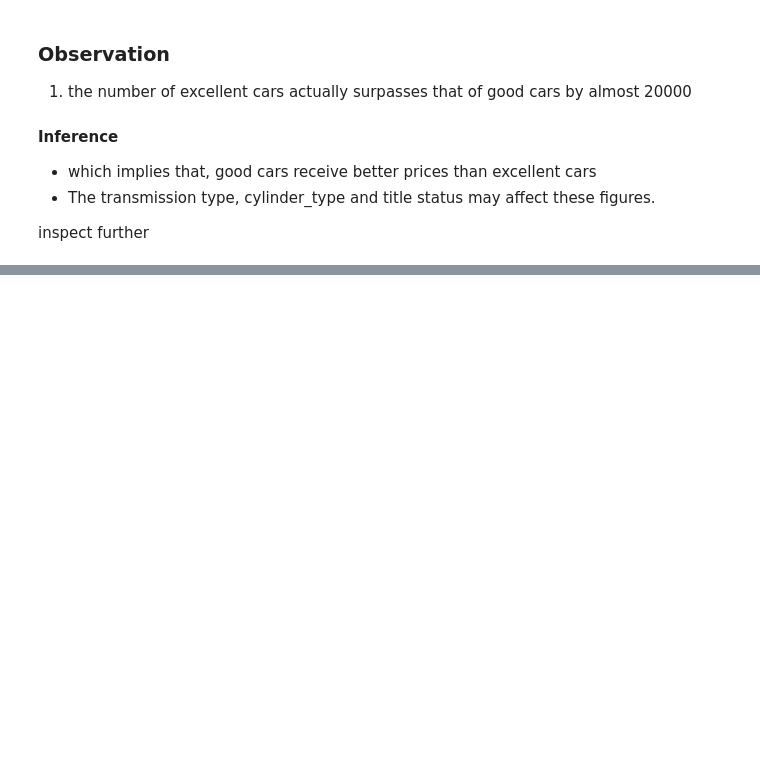
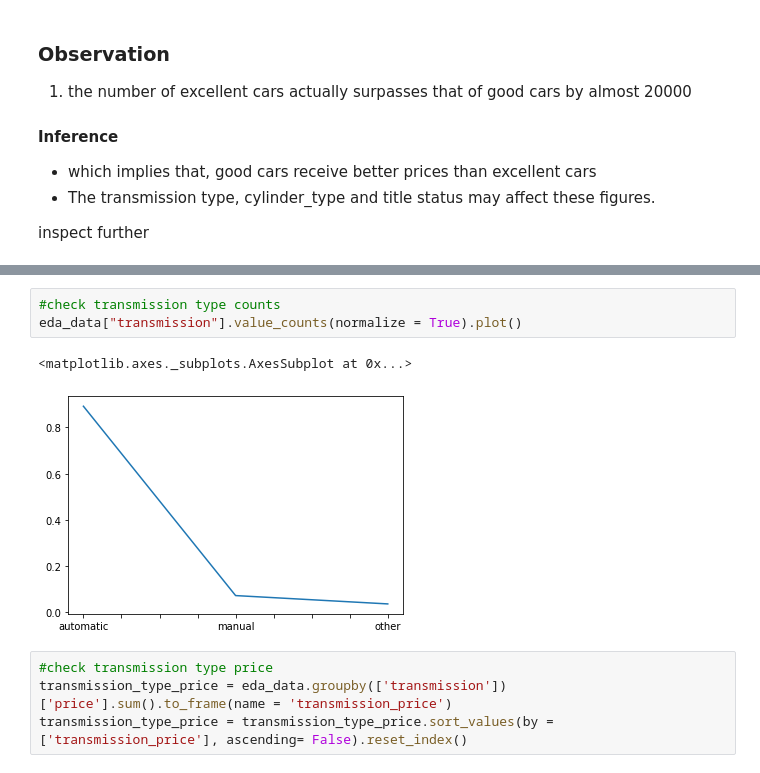
Before and after one commit to josephdickson11/g05-used-cars, a Jupyter notebook: eda/full-eda.ipynb, the cells around one changed output, grey strips where cells are left out. Cells and saved outputs as stored; diff of their text form; blank space fills up the shorter version.

```diff
--- a/eda/full-eda.ipynb
+++ b/eda/full-eda.ipynb
@@ -260,0 +392,10 @@ inspect further
+# %%
+#check transmission type counts
+eda_data["transmission"].value_counts(normalize = True).plot()
+# %% [output]
+<matplotlib.axes._subplots.AxesSubplot at 0x...>
+[figure, added]
+# %%
+#check transmission type price
+transmission_type_price = eda_data.groupby(['transmission'])['price'].sum().to_frame(name = 'transmission_price')
+transmission_type_price = transmission_type_price.sort_values(by = ['transmission_price'], ascending= False).reset_index()
```
Also changed, not shown: parts of 36 cells of this notebook.
